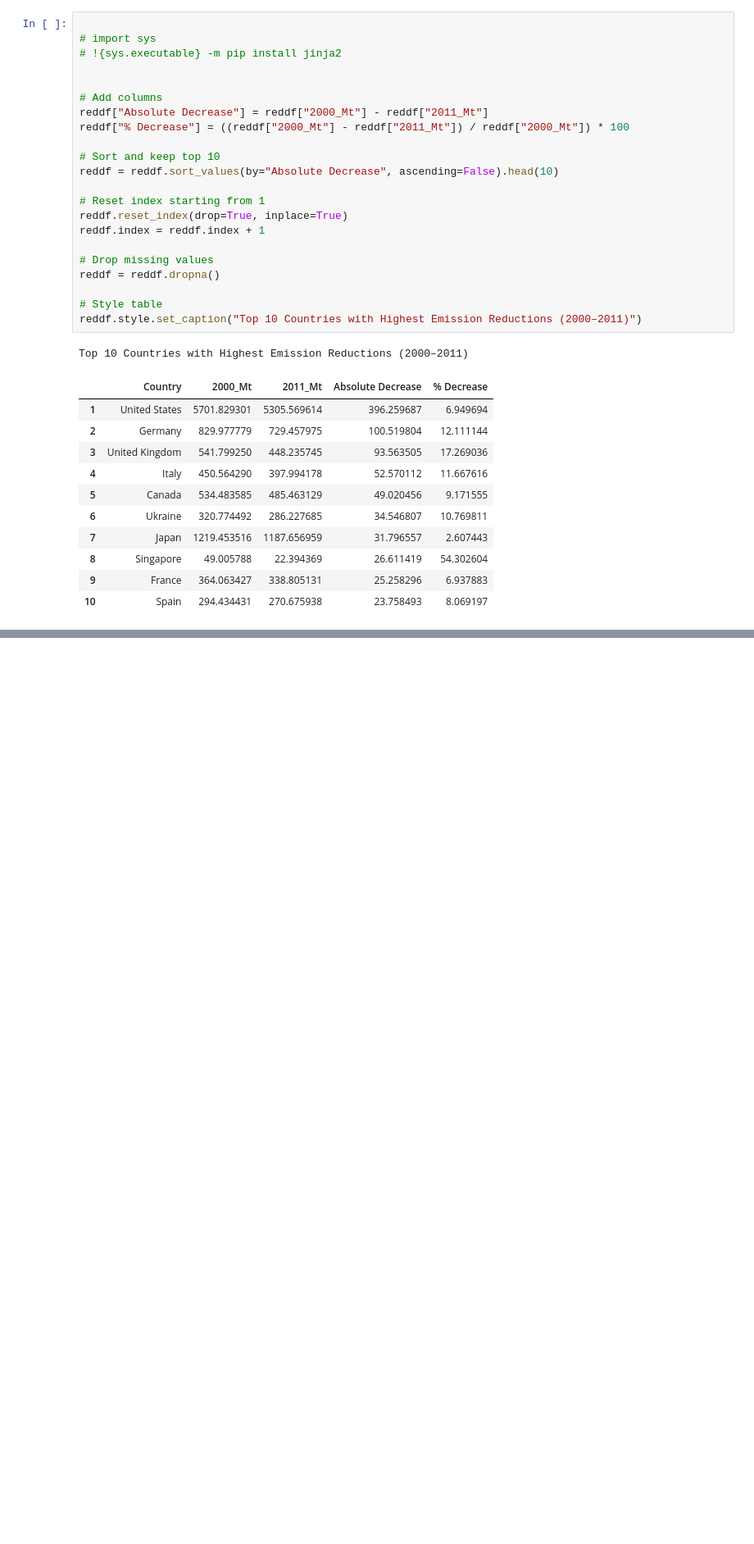
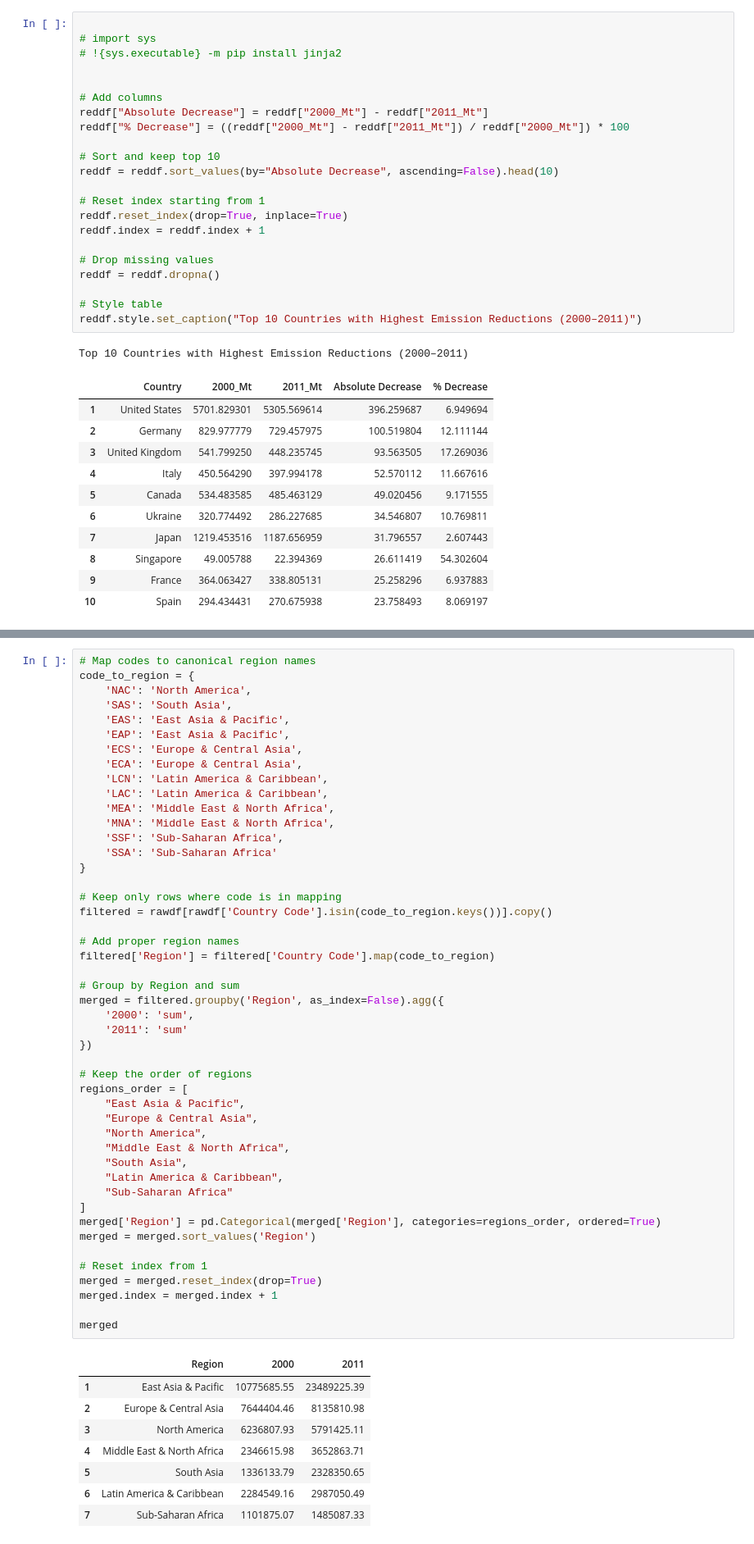
Before and after one commit to sanaullah525/Global-CO2-Emissions-Data-Analysis-Project, a Jupyter notebook: datapr.ipynb, the cells around one changed output, grey strips where cells are left out. Shown at 82% size. Drawn from its saved outputs; the diff is of its cells as text; blank space fills up the shorter version.

```diff
--- a/datapr.ipynb
+++ b/datapr.ipynb
@@ -351,0 +430,56 @@ Top 10 Countries with Highest Emission Reductions (2000–2011)
+# %%
+# Map codes to canonical region names
+code_to_region = {
+    'NAC': 'North America',
+    'SAS': 'South Asia',
+    'EAS': 'East Asia & Pacific',
+    'EAP': 'East Asia & Pacific',
+    'ECS': 'Europe & Central Asia',
+    'ECA': 'Europe & Central Asia',
+    'LCN': 'Latin America & Caribbean',
+    'LAC': 'Latin America & Caribbean',
+    'MEA': 'Middle East & North Africa',
+    'MNA': 'Middle East & North Africa',
+    'SSF': 'Sub-Saharan Africa',
+    'SSA': 'Sub-Saharan Africa'
+}
+
+# Keep only rows where code is in mapping
+filtered = rawdf[rawdf['Country Code'].isin(code_to_region.keys())].copy()
+
+# Add proper region names
+filtered['Region'] = filtered['Country Code'].map(code_to_region)
+
+# Group by Region and sum
+merged = filtered.groupby('Region', as_index=False).agg({
+    '2000': 'sum',
+    '2011': 'sum'
+})
+
+# Keep the order of regions
+regions_order = [
+    "East Asia & Pacific",
+    "Europe & Central Asia",
+    "North America",
+    "Middle East & North Africa",
+    "South Asia",
+    "Latin America & Caribbean",
+    "Sub-Saharan Africa"
+]
+merged['Region'] = pd.Categorical(merged['Region'], categories=regions_order, ordered=True)
+merged = merged.sort_values('Region')
+
+# Reset index from 1
+merged = merged.reset_index(drop=True)
+merged.index = merged.index + 1
+
+merged
+# %% [output]
+|  | Region | 2000 | 2011 |
+| 1 | East Asia & Pacific | 10775685.55 | 23489225.39 |
+| 2 | Europe & Central Asia | 7644404.46 | 8135810.98 |
+| 3 | North America | 6236807.93 | 5791425.11 |
+| 4 | Middle East & North Africa | 2346615.98 | 3652863.71 |
+| 5 | South Asia | 1336133.79 | 2328350.65 |
+| 6 | Latin America & Caribbean | 2284549.16 | 2987050.49 |
+| 7 | Sub-Saharan Africa | 1101875.07 | 1485087.33 |
```
Also changed, not shown: parts of 10 cells of this notebook.
